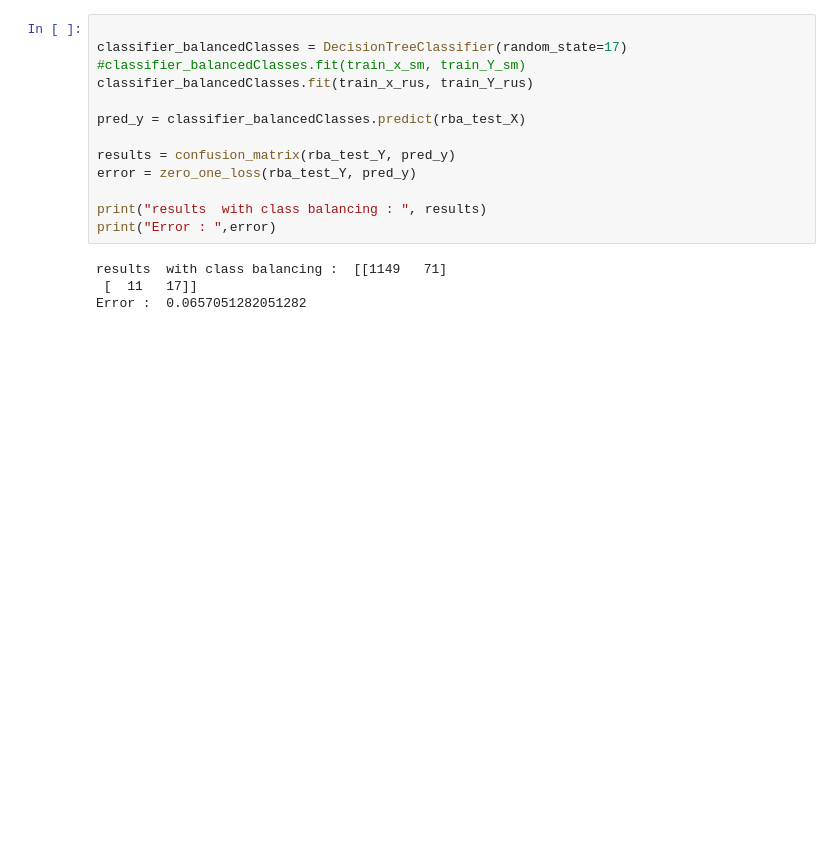
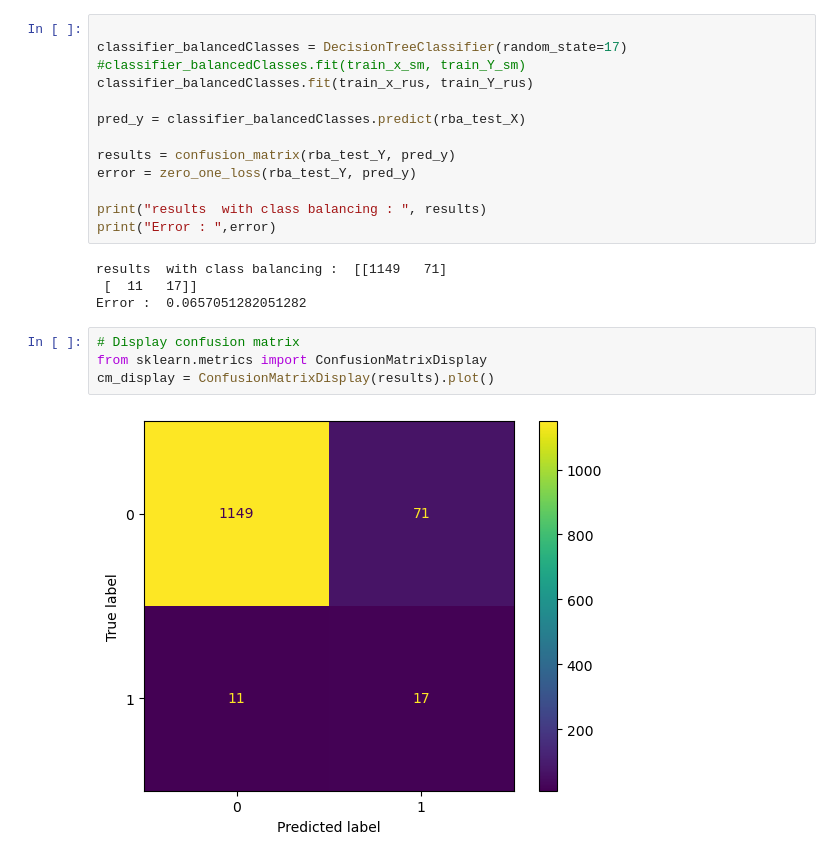
Before and after one commit to FIFRAZ/Machine-Learning-in-Cyber-Security, a Jupyter notebook: threat detection/DataCleaning_ModelTraining_withOriginalRawData.ipynb, the cells around one changed output. Drawn from its saved outputs; the diff is of its cells as text; blank space fills up the shorter version.

```diff
--- a/threat detection/DataCleaning_ModelTraining_withOriginalRawData.ipynb
+++ b/threat detection/DataCleaning_ModelTraining_withOriginalRawData.ipynb
@@ -268,3 +275,9 @@ print("Error : ",error)
 results  with class balancing :  [[1149   71]
  [  11   17]]
 Error :  0.0657051282051282
+# %%
+# Display confusion matrix
+from sklearn.metrics import ConfusionMatrixDisplay
+cm_display = ConfusionMatrixDisplay(results).plot()
+# %% [output]
+[figure, added]
```
Also changed, not shown: parts of 6 cells of this notebook, 2 other files.
